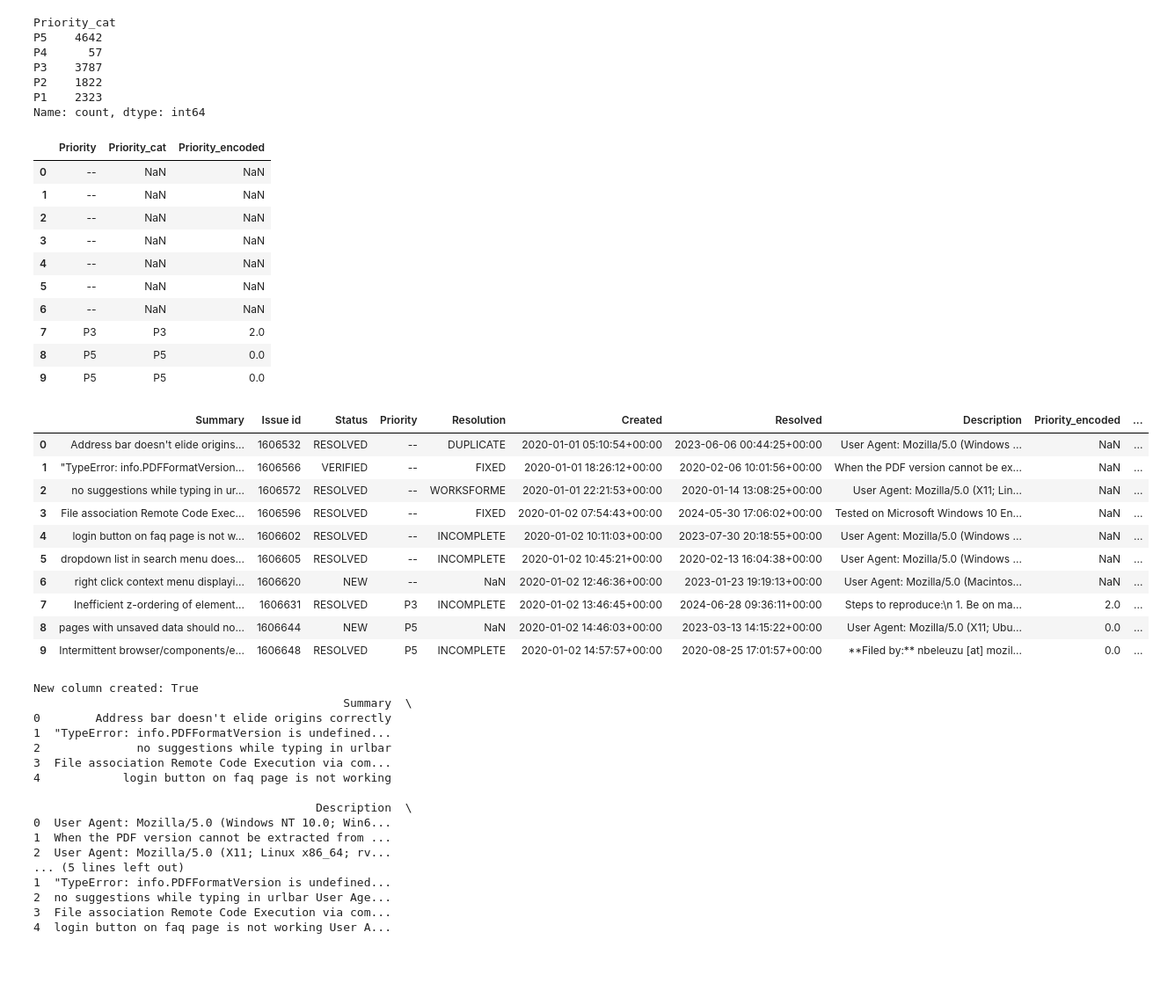
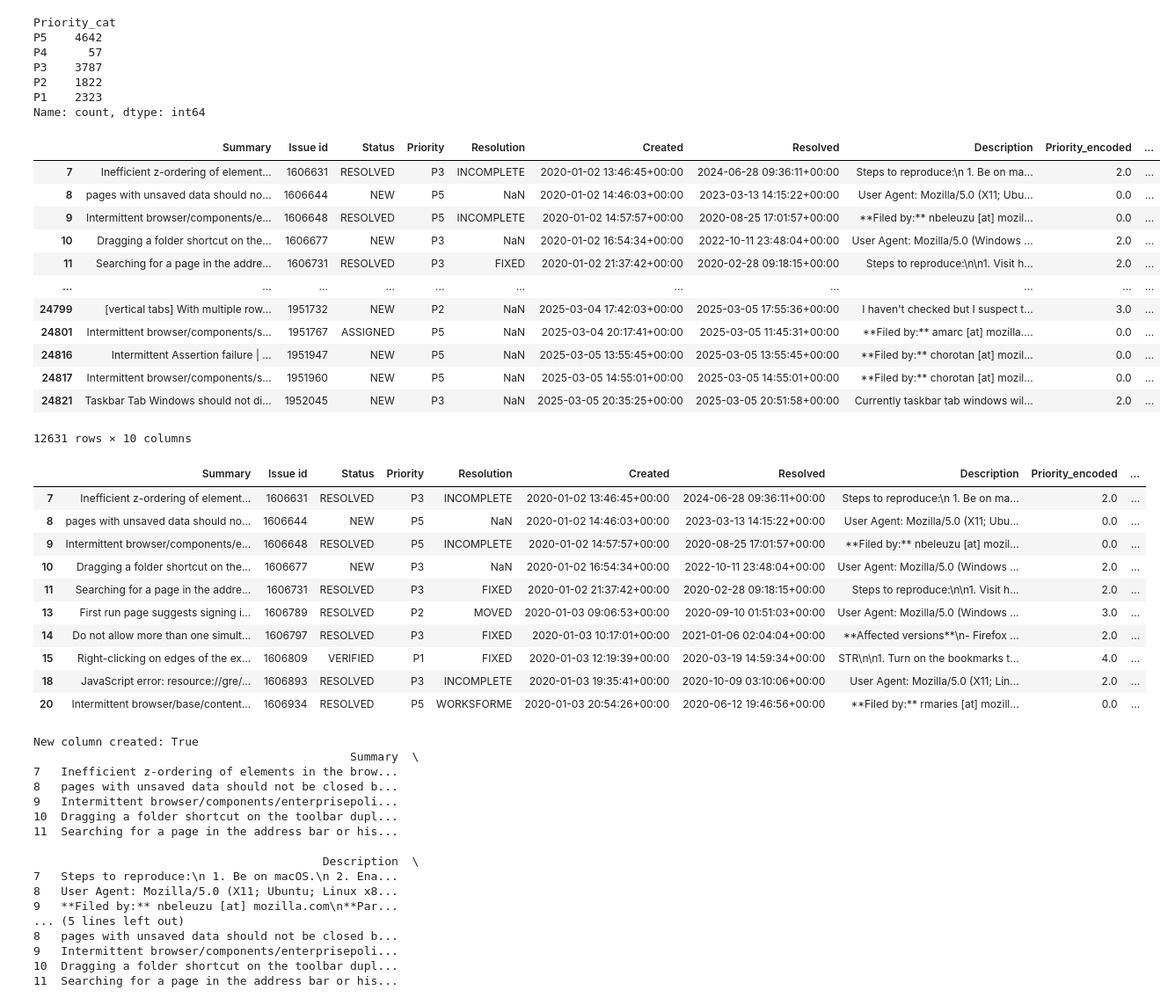
Before and after one commit to oloriafin/TeamQuals, a Jupyter notebook: Project-Del-3-TeamQuals.ipynb, the cells around one changed output. Shown at 88% size. Cells and saved outputs as stored; diff of their text form; code cells hidden in the pictures; blank space fills up the shorter version.

Commit message:
Droped unmaped values of label

```diff
--- a/Project-Del-3-TeamQuals.ipynb
+++ b/Project-Del-3-TeamQuals.ipynb
@@ -150,32 +150,37 @@ P1    2323
 Name: count, dtype: int64
 # %%
 df[["Priority", "Priority_cat", "Priority_encoded"]].head(10)
+# Remove rows with unmapped priority values
+df = df.dropna(subset=["Priority_encoded"])
+df
 # %% [output]
-|  | Priority | Priority_cat | Priority_encoded |
-| 0 | -- | NaN | NaN |
-| 1 | -- | NaN | NaN |
-| 2 | -- | NaN | NaN |
-| 3 | -- | NaN | NaN |
-| 4 | -- | NaN | NaN |
-| 5 | -- | NaN | NaN |
-| 6 | -- | NaN | NaN |
-| 7 | P3 | P3 | 2.0 |
-| 8 | P5 | P5 | 0.0 |
-| 9 | P5 | P5 | 0.0 |
+|  | Summary | Issue id | Status | Priority | Resolution | Created | Resolved | Description | Priority_encoded | ... |
+| 7 | Inefficient z-ordering of element... | 1606631 | RESOLVED | P3 | INCOMPLETE | 2020-01-02 13:46:45+00:00 | 2024-06-28 09:36:11+00:00 | Steps to reproduce:\n 1. Be on ma... | 2.0 | ... |
+| 8 | pages with unsaved data should no... | 1606644 | NEW | P5 | NaN | 2020-01-02 14:46:03+00:00 | 2023-03-13 14:15:22+00:00 | User Agent: Mozilla/5.0 (X11; Ubu... | 0.0 | ... |
+| 9 | Intermittent browser/components/e... | 1606648 | RESOLVED | P5 | INCOMPLETE | 2020-01-02 14:57:57+00:00 | 2020-08-25 17:01:57+00:00 | **Filed by:** nbeleuzu [at] mozil... | 0.0 | ... |
+| 10 | Dragging a folder shortcut on the... | 1606677 | NEW | P3 | NaN | 2020-01-02 16:54:34+00:00 | 2022-10-11 23:48:04+00:00 | User Agent: Mozilla/5.0 (Windows ... | 2.0 | ... |
+| 11 | Searching for a page in the addre... | 1606731 | RESOLVED | P3 | FIXED | 2020-01-02 21:37:42+00:00 | 2020-02-28 09:18:15+00:00 | Steps to reproduce:\n\n1. Visit h... | 2.0 | ... |
+| ... | ... | ... | ... | ... | ... | ... | ... | ... | ... | ... |
+| 24799 | [vertical tabs] With multiple row... | 1951732 | NEW | P2 | NaN | 2025-03-04 17:42:03+00:00 | 2025-03-05 17:55:36+00:00 | I haven't checked but I suspect t... | 3.0 | ... |
+| 24801 | Intermittent browser/components/s... | 1951767 | ASSIGNED | P5 | NaN | 2025-03-04 20:17:41+00:00 | 2025-03-05 11:45:31+00:00 | **Filed by:** amarc [at] mozilla.... | 0.0 | ... |
+| 24816 | Intermittent Assertion failure | ... | 1951947 | NEW | P5 | NaN | 2025-03-05 13:55:45+00:00 | 2025-03-05 13:55:45+00:00 | **Filed by:** chorotan [at] mozil... | 0.0 | ... |
+| 24817 | Intermittent browser/components/s... | 1951960 | NEW | P5 | NaN | 2025-03-05 14:55:01+00:00 | 2025-03-05 14:55:01+00:00 | **Filed by:** chorotan [at] mozil... | 0.0 | ... |
+| 24821 | Taskbar Tab Windows should not di... | 1952045 | NEW | P3 | NaN | 2025-03-05 20:35:25+00:00 | 2025-03-05 20:51:58+00:00 | Currently taskbar tab windows wil... | 2.0 | ... |
+12631 rows × 10 columns
 # %%
 df.head(10)
 # %% [output]
 |  | Summary | Issue id | Status | Priority | Resolution | Created | Resolved | Description | Priority_encoded | ... |
-| 0 | Address bar doesn't elide origins... | 1606532 | RESOLVED | -- | DUPLICATE | 2020-01-01 05:10:54+00:00 | 2023-06-06 00:44:25+00:00 | User Agent: Mozilla/5.0 (Windows ... | NaN | ... |
-| 1 | "TypeError: info.PDFFormatVersion... | 1606566 | VERIFIED | -- | FIXED | 2020-01-01 18:26:12+00:00 | 2020-02-06 10:01:56+00:00 | When the PDF version cannot be ex... | NaN | ... |
-| 2 | no suggestions while typing in ur... | 1606572 | RESOLVED | -- | WORKSFORME | 2020-01-01 22:21:53+00:00 | 2020-01-14 13:08:25+00:00 | User Agent: Mozilla/5.0 (X11; Lin... | NaN | ... |
-| 3 | File association Remote Code Exec... | 1606596 | RESOLVED | -- | FIXED | 2020-01-02 07:54:43+00:00 | 2024-05-30 17:06:02+00:00 | Tested on Microsoft Windows 10 En... | NaN | ... |
-| 4 | login button on faq page is not w... | 1606602 | RESOLVED | -- | INCOMPLETE | 2020-01-02 10:11:03+00:00 | 2023-07-30 20:18:55+00:00 | User Agent: Mozilla/5.0 (Windows ... | NaN | ... |
-| 5 | dropdown list in search menu does... | 1606605 | RESOLVED | -- | INCOMPLETE | 2020-01-02 10:45:21+00:00 | 2020-02-13 16:04:38+00:00 | User Agent: Mozilla/5.0 (Windows ... | NaN | ... |
-| 6 | right click context menu displayi... | 1606620 | NEW | -- | NaN | 2020-01-02 12:46:36+00:00 | 2023-01-23 19:19:13+00:00 | User Agent: Mozilla/5.0 (Macintos... | NaN | ... |
 | 7 | Inefficient z-ordering of element... | 1606631 | RESOLVED | P3 | INCOMPLETE | 2020-01-02 13:46:45+00:00 | 2024-06-28 09:36:11+00:00 | Steps to reproduce:\n 1. Be on ma... | 2.0 | ... |
 | 8 | pages with unsaved data should no... | 1606644 | NEW | P5 | NaN | 2020-01-02 14:46:03+00:00 | 2023-03-13 14:15:22+00:00 | User Agent: Mozilla/5.0 (X11; Ubu... | 0.0 | ... |
 | 9 | Intermittent browser/components/e... | 1606648 | RESOLVED | P5 | INCOMPLETE | 2020-01-02 14:57:57+00:00 | 2020-08-25 17:01:57+00:00 | **Filed by:** nbeleuzu [at] mozil... | 0.0 | ... |
+| 10 | Dragging a folder shortcut on the... | 1606677 | NEW | P3 | NaN | 2020-01-02 16:54:34+00:00 | 2022-10-11 23:48:04+00:00 | User Agent: Mozilla/5.0 (Windows ... | 2.0 | ... |
+| 11 | Searching for a page in the addre... | 1606731 | RESOLVED | P3 | FIXED | 2020-01-02 21:37:42+00:00 | 2020-02-28 09:18:15+00:00 | Steps to reproduce:\n\n1. Visit h... | 2.0 | ... |
+| 13 | First run page suggests signing i... | 1606789 | RESOLVED | P2 | MOVED | 2020-01-03 09:06:53+00:00 | 2020-09-10 01:51:03+00:00 | User Agent: Mozilla/5.0 (Windows ... | 3.0 | ... |
+| 14 | Do not allow more than one simult... | 1606797 | RESOLVED | P3 | FIXED | 2020-01-03 10:17:01+00:00 | 2021-01-06 02:04:04+00:00 | **Affected versions**\n- Firefox ... | 2.0 | ... |
+| 15 | Right-clicking on edges of the ex... | 1606809 | VERIFIED | P1 | FIXED | 2020-01-03 12:19:39+00:00 | 2020-03-19 14:59:34+00:00 | STR\n\n1. Turn on the bookmarks t... | 4.0 | ... |
+| 18 | JavaScript error: resource://gre/... | 1606893 | RESOLVED | P3 | INCOMPLETE | 2020-01-03 19:35:41+00:00 | 2020-10-09 03:10:06+00:00 | User Agent: Mozilla/5.0 (X11; Lin... | 2.0 | ... |
+| 20 | Intermittent browser/base/content... | 1606934 | RESOLVED | P5 | WORKSFORME | 2020-01-03 20:54:26+00:00 | 2020-06-12 19:46:56+00:00 | **Filed by:** rmaries [at] mozill... | 0.0 | ... |
 # %%
 This code creates a function to process raw text by removing special characters, transforming to lowercase, tokenizing, stemming and removing stop words
 # %%
@@ -219,22 +224,22 @@ print("New column created:", "Text" in df.columns)
 print(df[["Summary", "Description", "Text"]].head(5))
 # %% [output]
 New column created: True
-                                             Summary  \
-0        Address bar doesn't elide origins correctly
-1  "TypeError: info.PDFFormatVersion is undefined...
-2              no suggestions while typing in urlbar
-3  File association Remote Code Execution via com...
-4            login button on faq page is not working
+                                              Summary  \
+7   Inefficient z-ordering of elements in the brow...
+8   pages with unsaved data should not be closed b...
+9   Intermittent browser/components/enterprisepoli...
+10  Dragging a folder shortcut on the toolbar dupl...
+11  Searching for a page in the address bar or his...
 
-                                         Description  \
-0  User Agent: Mozilla/5.0 (Windows NT 10.0; Win6...
-1  When the PDF version cannot be extracted from ...
-2  User Agent: Mozilla/5.0 (X11; Linux x86_64; rv...
+                                          Description  \
+7   Steps to reproduce:\n 1. Be on macOS.\n 2. Ena...
+8   User Agent: Mozilla/5.0 (X11; Ubuntu; Linux x8...
+9   **Filed by:** nbeleuzu [at] mozilla.com\n**Par...
 ... (5 lines left out)
-1  "TypeError: info.PDFFormatVersion is undefined...
-2  no suggestions while typing in urlbar User Age...
-3  File association Remote Code Execution via com...
-4  login button on faq page is not working User A...
+8   pages with unsaved data should not be closed b...
+9   Intermittent browser/components/enterprisepoli...
+10  Dragging a folder shortcut on the toolbar dupl...
+11  Searching for a page in the address bar or his...
 # %%
 This code applies our preprocessing function to the newly created column and returns a column with processed tokens.
 # %%
```
Also changed, not shown: parts of 7 cells of this notebook, 1 other file.
